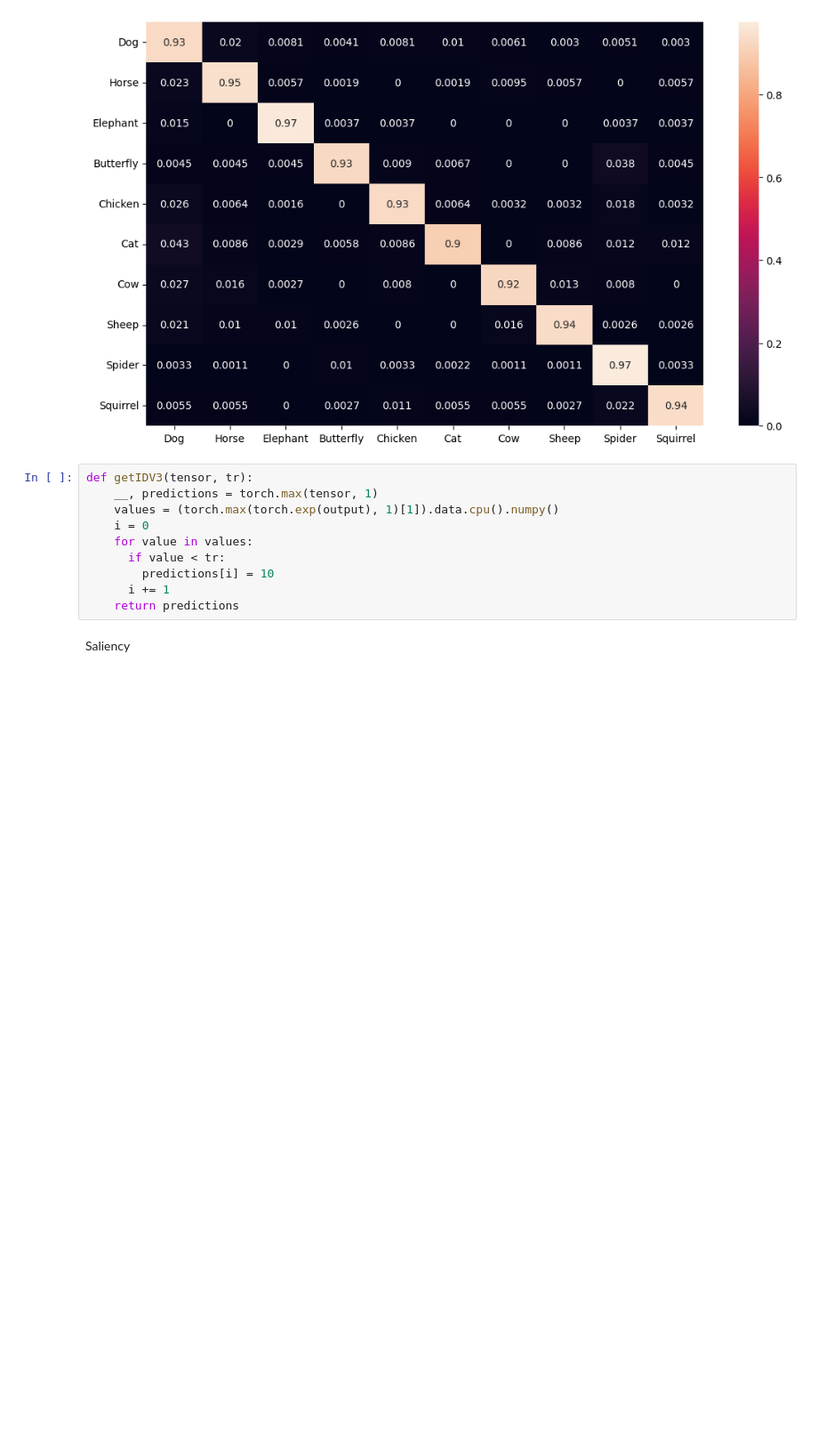
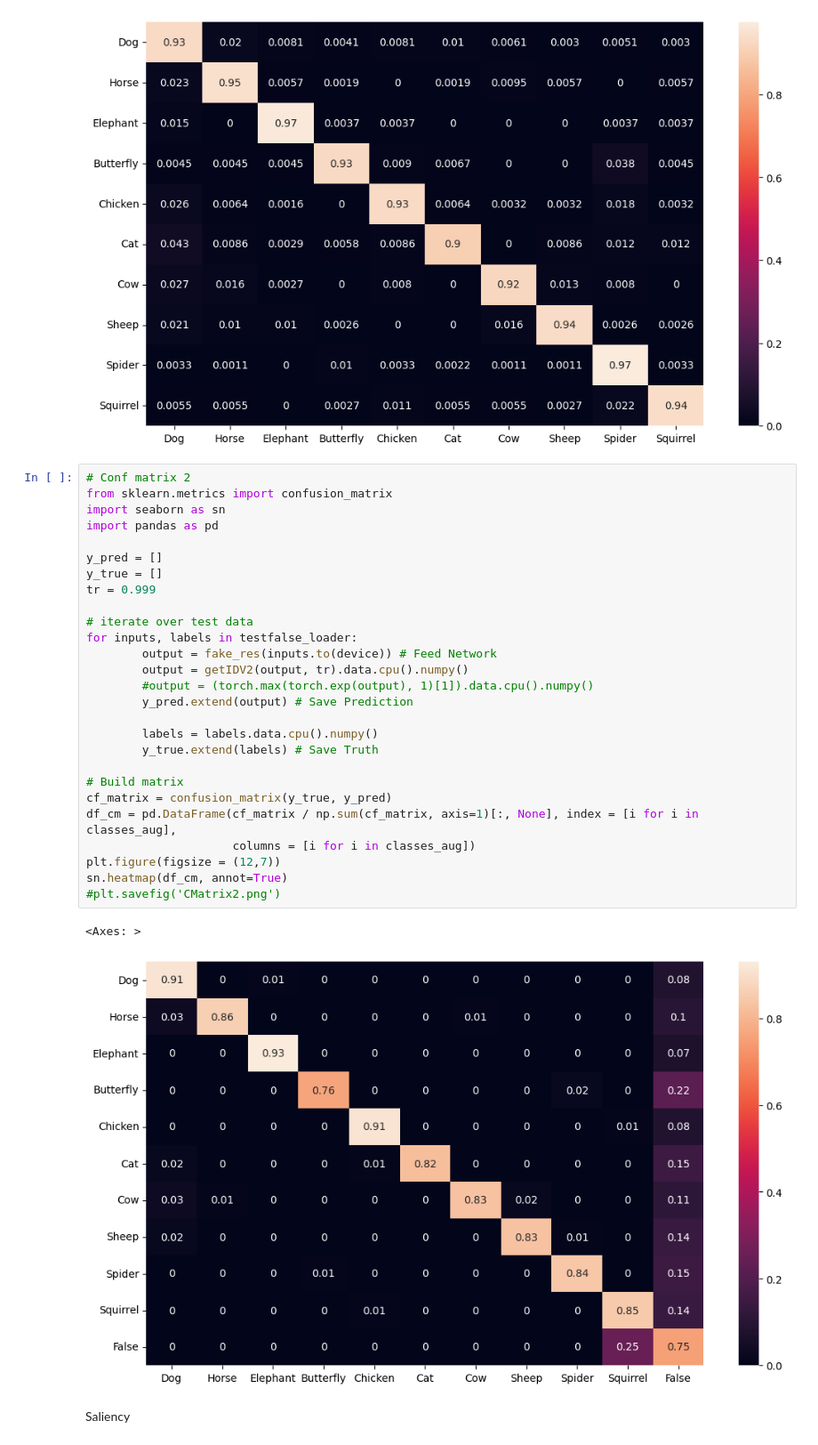
Before and after one commit to NicoDeori/Progetto-SIA-2023-24, a Jupyter notebook: Classificator.ipynb, the cells around one changed output. Shown: that part at 89% size. Cells and saved outputs as stored; diff of their text form; blank space fills up the shorter version.

```diff
--- a/Classificator.ipynb
+++ b/Classificator.ipynb
@@ -402,16 +405,36 @@ sn.heatmap(df_cm, annot=True)
 #plt.savefig('CMatrix.png')
 # %% [output]
 [figure]
-# %%
-def getIDV3(tensor, tr):
-    __, predictions = torch.max(tensor, 1)
-    values = (torch.max(torch.exp(output), 1)[1]).data.cpu().numpy()
-    i = 0
-    for value in values:
-      if value < tr:
-        predictions[i] = 10
-      i += 1
-    return predictions
+# %%
+# Conf matrix 2
+from sklearn.metrics import confusion_matrix
+import seaborn as sn
+import pandas as pd
+
+y_pred = []
+y_true = []
+tr = 0.999
+
+# iterate over test data
+for inputs, labels in testfalse_loader:
+        output = fake_res(inputs.to(device)) # Feed Network
+        output = getIDV2(output, tr).data.cpu().numpy()
+        #output = (torch.max(torch.exp(output), 1)[1]).data.cpu().numpy()
+        y_pred.extend(output) # Save Prediction
+
+        labels = labels.data.cpu().numpy()
+        y_true.extend(labels) # Save Truth
+
+# Build matrix
+cf_matrix = confusion_matrix(y_true, y_pred)
+df_cm = pd.DataFrame(cf_matrix / np.sum(cf_matrix, axis=1)[:, None], index = [i for i in classes_aug],
+                     columns = [i for i in classes_aug])
+plt.figure(figsize = (12,7))
+sn.heatmap(df_cm, annot=True)
+#plt.savefig('CMatrix2.png')
+# %% [output]
+<Axes: >
+[figure, added]
 # %% [markdown]
 Saliency
 # %%
```
Also changed, not shown: parts of 4 cells of this notebook.
